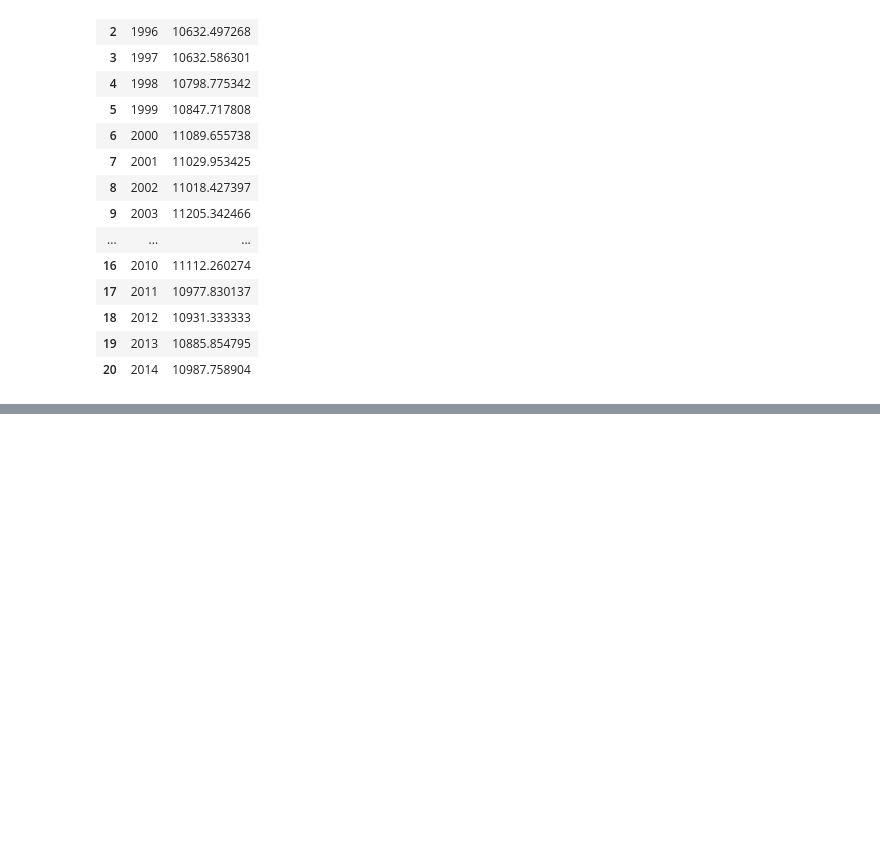
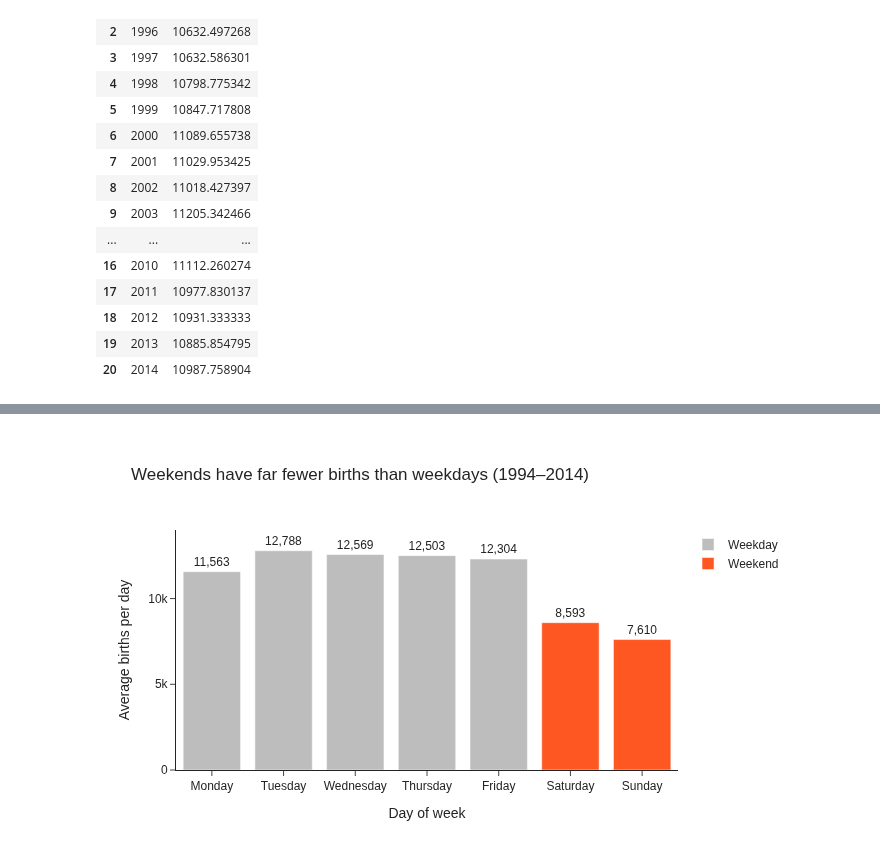
Before and after one commit to subwaymatch/analytics-case-development, a Jupyter notebook: us-births/us-births.ipynb, the cells around one changed output, grey strips where cells are left out. Saved outputs shown, nothing was run; the diff lists cells and outputs as text; code cells hidden in the pictures; blank space fills up the shorter version.

```diff
--- a/us-births/us-births.ipynb
+++ b/us-births/us-births.ipynb
@@ -185,0 +265,8 @@ fig.show()
+# %%
+df_by_weekday = df.groupby(['weekday', 'day_name'], as_index=False).agg({
+    'births': 'mean'
+})
+df_by_weekday['pct_vs_overall_avg'] = (df_by_weekday['births'] / df['births'].mean() - 1) * 100
+df_by_weekday['day_type'] = np.where(df_by_weekday['weekday'] >= 5, 'Weekend', 'Weekday')
+
+df_by_weekday.round(1)
@@ -185,0 +282,17 @@ fig.show()
+# %%
+fig = px.bar(
+    df_by_weekday,
+    x='day_name',
+    y='births',
+    color='day_type',
+    color_discrete_map={'Weekday': GRAY, 'Weekend': ACCENT},
+    text=df_by_weekday['births'].map('{:,.0f}'.format),
+    labels={'day_name': 'Day of week', 'births': 'Average births per day', 'day_type': ''},
+    title='Weekends have far fewer births than weekdays (1994–2014)',
+    height=420,
+)
+fig.update_traces(textposition='outside')
+fig.update_layout(yaxis_range=[0, 14000])
+fig.show()
+# %% [output]
+[figure, added]
```
Also changed, not shown: parts of 66 cells of this notebook.
